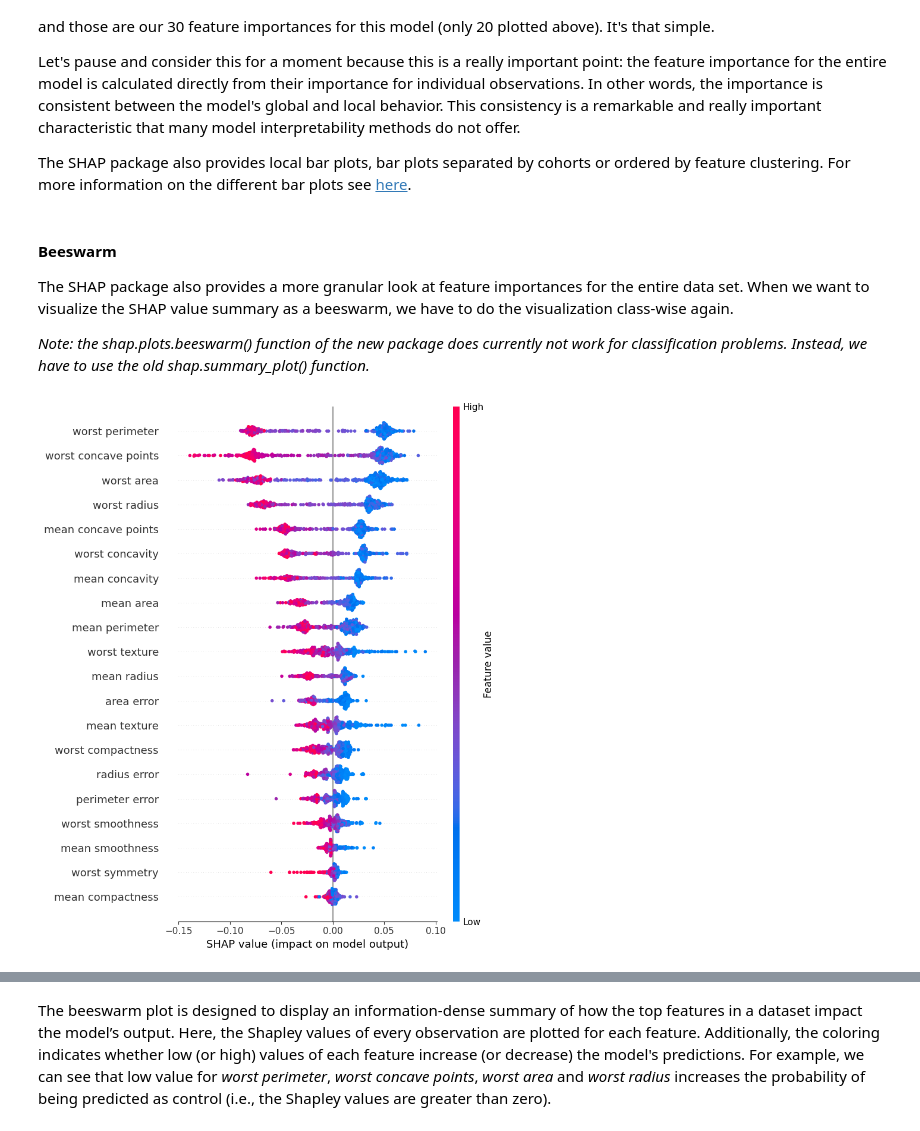
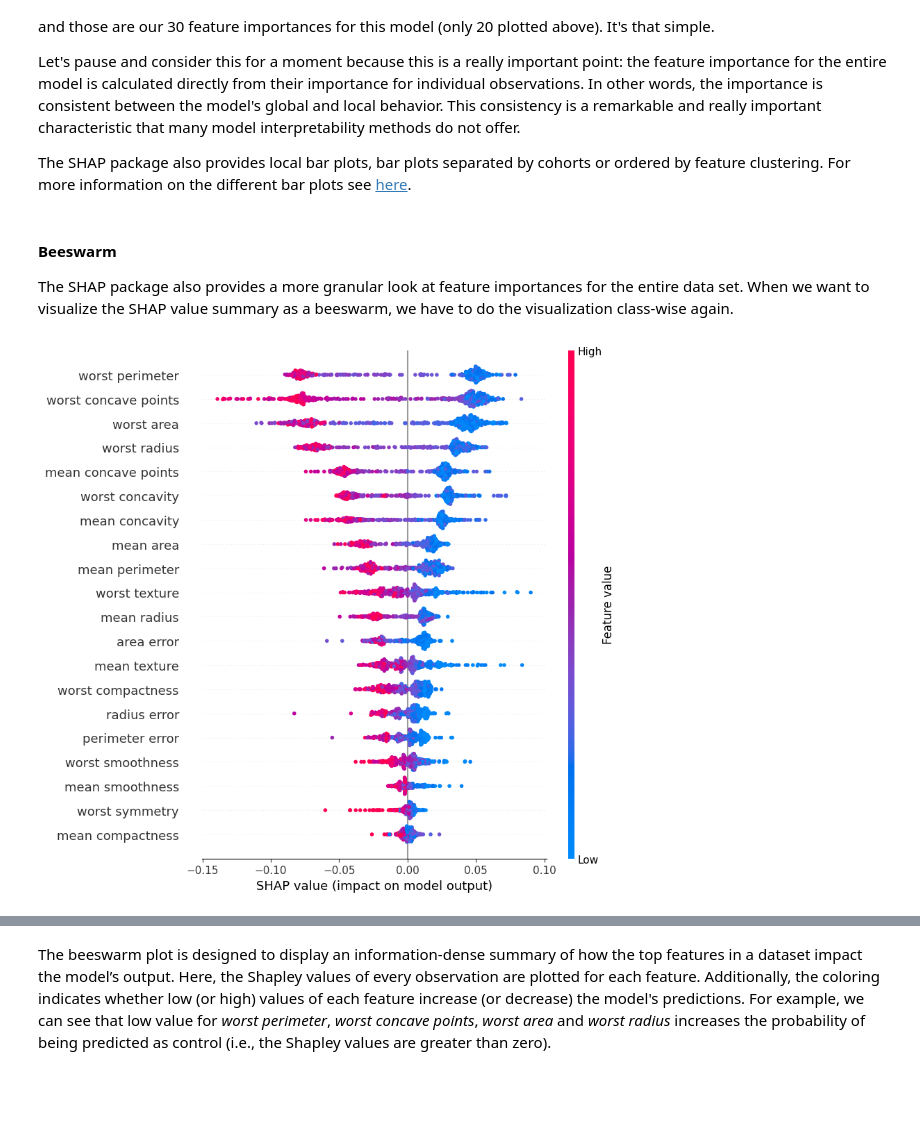
Before and after one commit to aseuteurideu/xai-tutorials, a Jupyter notebook: xai-for-random-forest/Bio-3-Tutorial_SHAP.ipynb, the cells around one changed output, grey strips where cells are left out. Cells and saved outputs as stored; diff of their text form; code cells hidden in the pictures; blank space fills up the shorter version.

```diff
--- a/xai-for-random-forest/Bio-3-Tutorial_SHAP.ipynb
+++ b/xai-for-random-forest/Bio-3-Tutorial_SHAP.ipynb
@@ -182,15 +182,6 @@ For classification task, shap explainer produces two expected values, correspond
 Now, we can retrieve the SHAP values for our dataset and process them for the visualizations.
 # %%
 shap_values = explainer(X_train)
-
-# round values and add feature names for plotting
-shap_values.data = X_train.round(4)
-
-#NOTE: the new SHAP package is still a bit buggy.
-#      the returned dimensions for the shaply value
-#      matrix are swapped. Hence, we need to put
-#      then into correct order first.
-shap_values.values = list(np.transpose(shap_values.values,(2,0,1)))
 # %% [markdown]
 Notice that the shapley values matrix is the same size as our input matrix that contains all the feature values for each observation (i.e., each row of the matrix). That means there is one Shapley value for each entry in our feature matrix. Hence, each observation (row) has a Shapley value for each of its features (columns) that explains that feature's contribution to the model's prediction for that observation.
 # %%
@@ -273,14 +251,9 @@ The SHAP package also provides local bar plots, bar plots separated by cohorts o
 #### Beeswarm
 
 The SHAP package also provides a more granular look at feature importances for the entire data set. When we want to visualize the SHAP value summary as a beeswarm, we have to do the visualization class-wise again.
-
-*Note: the shap.plots.beeswarm() function of the new package does currently not work for classification problems. Instead, we have to use the old shap.summary_plot() function.*
 # %%
-# summary plot for class 0
 target_class = 0
-shap.summary_plot(
-    shap_values.values[target_class],
-    shap_values.data)
+shap.plots.beeswarm(shap_values[:, :, target_class], max_display=20, group_remaining_features=False, show=True)
 # %% [output]
-[figure, old version]
+[figure, new version]
 # %%
```
Also changed, not shown: parts of 11 cells of this notebook, 3 other files.
